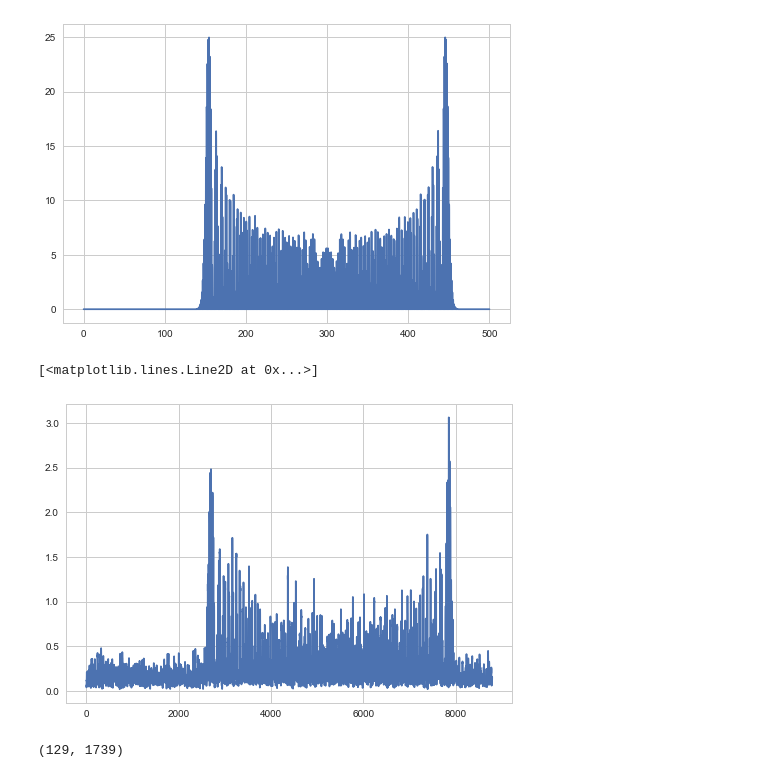
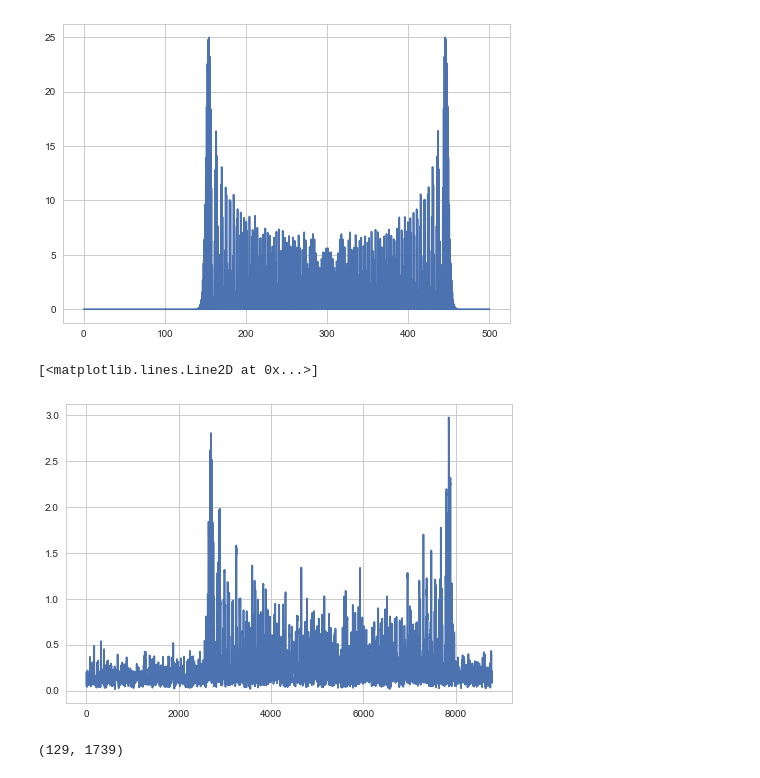
Before and after one commit to melizalab/libtfr, a Jupyter notebook: mtfft_pt_test.ipynb, the cells around one changed output. Saved outputs shown, nothing was run; the diff lists cells and outputs as text; code cells hidden in the pictures.

```diff
--- a/mtfft_pt_test.ipynb
+++ b/mtfft_pt_test.ipynb
@@ -40,12 +40,12 @@ plt.plot(f, Z[idx])
 [figure]
 # %%
 # point process fft - should look like noisy version of signal spectrum
-JJ = transform.mtfft_pt(events, 0, sig.size / Fs)
+JJ = transform.mtfft_pt(events, 1 / Fs,  0)
 SS = np.mean(JJ * JJ.conj(), 1).real
 plt.plot(SS)
 # %% [output]
 [<matplotlib.lines.Line2D at 0x...>]
-[figure, old version]
+[figure, new version]
 # %%
 # spectrograms
 sns.set_style("dark")
```
Also changed, not shown: parts of 1 cell of this notebook, 4 other files.
